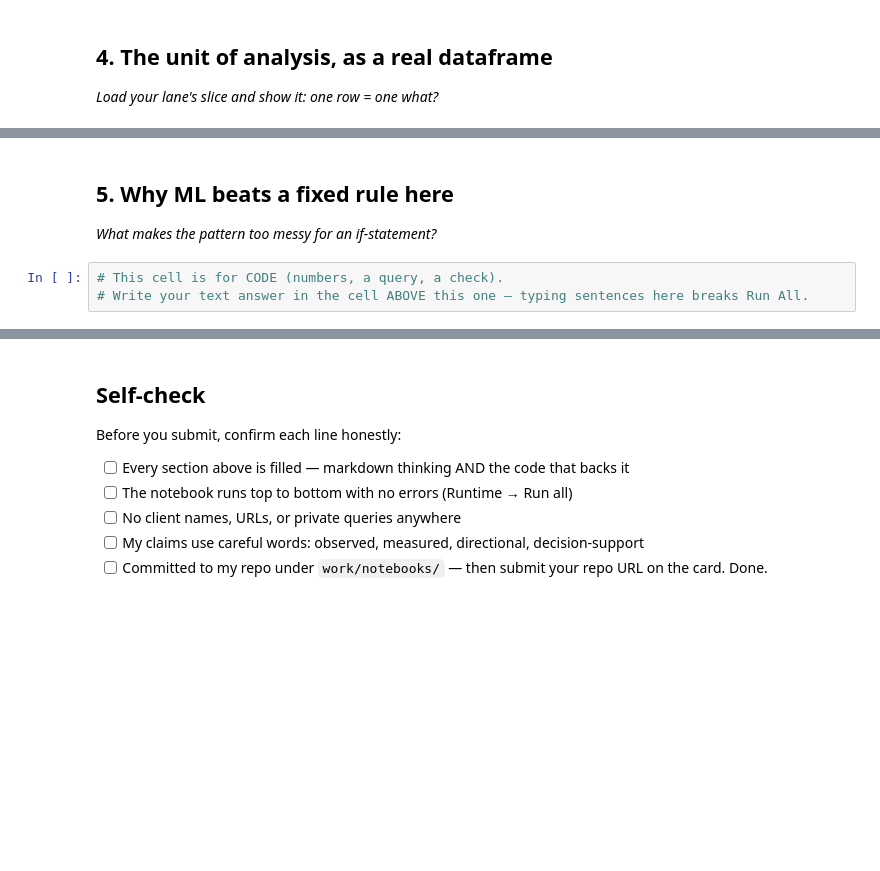
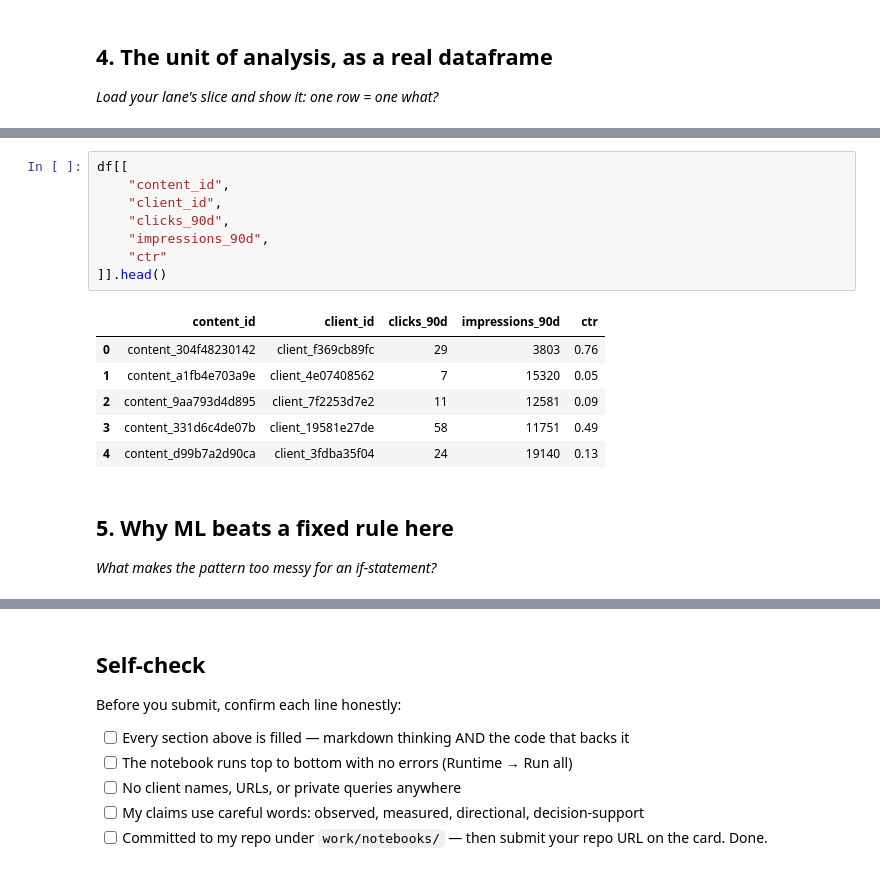
Before and after one commit to abhinav77040/Flyrank-ml-internship, a Jupyter notebook: work/notebooks/w02_ml_task_framing.ipynb, the cells around one changed output, grey strips where cells are left out. Drawn from its saved outputs; the diff is of its cells as text; blank space fills up the shorter version.

```diff
--- a/work/notebooks/w02_ml_task_framing.ipynb
+++ b/work/notebooks/w02_ml_task_framing.ipynb
@@ -37,7 +69,19 @@ This skeleton is yours to fill. Work the sections **in order** — each one has
+# %%
+df[[
+    "content_id",
+    "client_id",
+    "clicks_90d",
+    "impressions_90d",
+    "ctr"
+]].head()
+# %% [output]
+|  | content_id | client_id | clicks_90d | impressions_90d | ctr |
+| 0 | content_304f48230142 | client_f369cb89fc | 29 | 3803 | 0.76 |
+| 1 | content_a1fb4e703a9e | client_4e07408562 | 7 | 15320 | 0.05 |
+| 2 | content_9aa793d4d895 | client_7f2253d7e2 | 11 | 12581 | 0.09 |
+| 3 | content_331d6c4de07b | client_19581e27de | 58 | 11751 | 0.49 |
+| 4 | content_d99b7a2d90ca | client_3fdba35f04 | 24 | 19140 | 0.13 |
 # %% [markdown]
 ## 5. Why ML beats a fixed rule here
 
 *What makes the pattern too messy for an if-statement?*
-# %%
-# This cell is for CODE (numbers, a query, a check).
-# Write your text answer in the cell ABOVE this one — typing sentences here breaks Run All.
```
Also changed, not shown: parts of 13 cells of this notebook.
